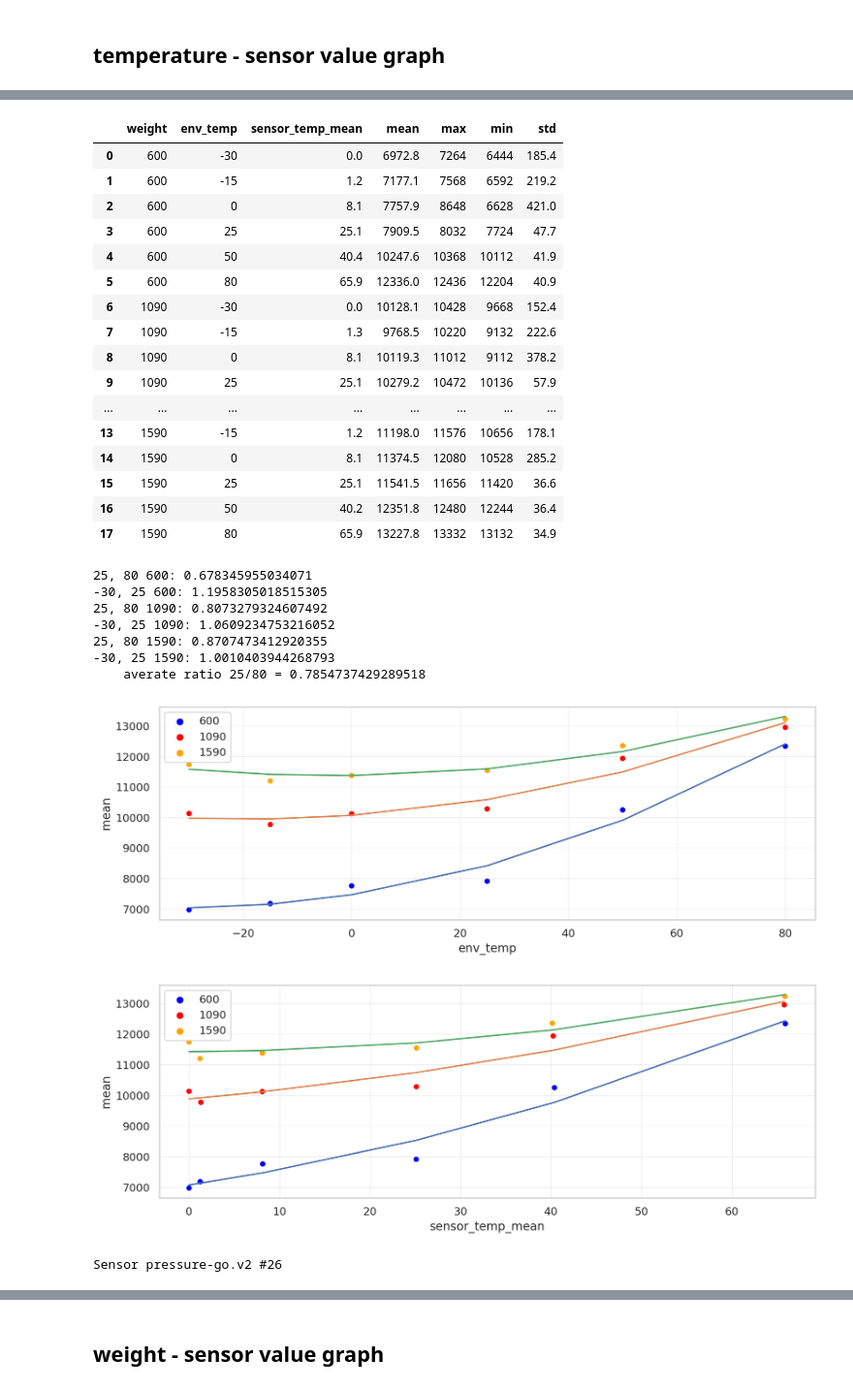
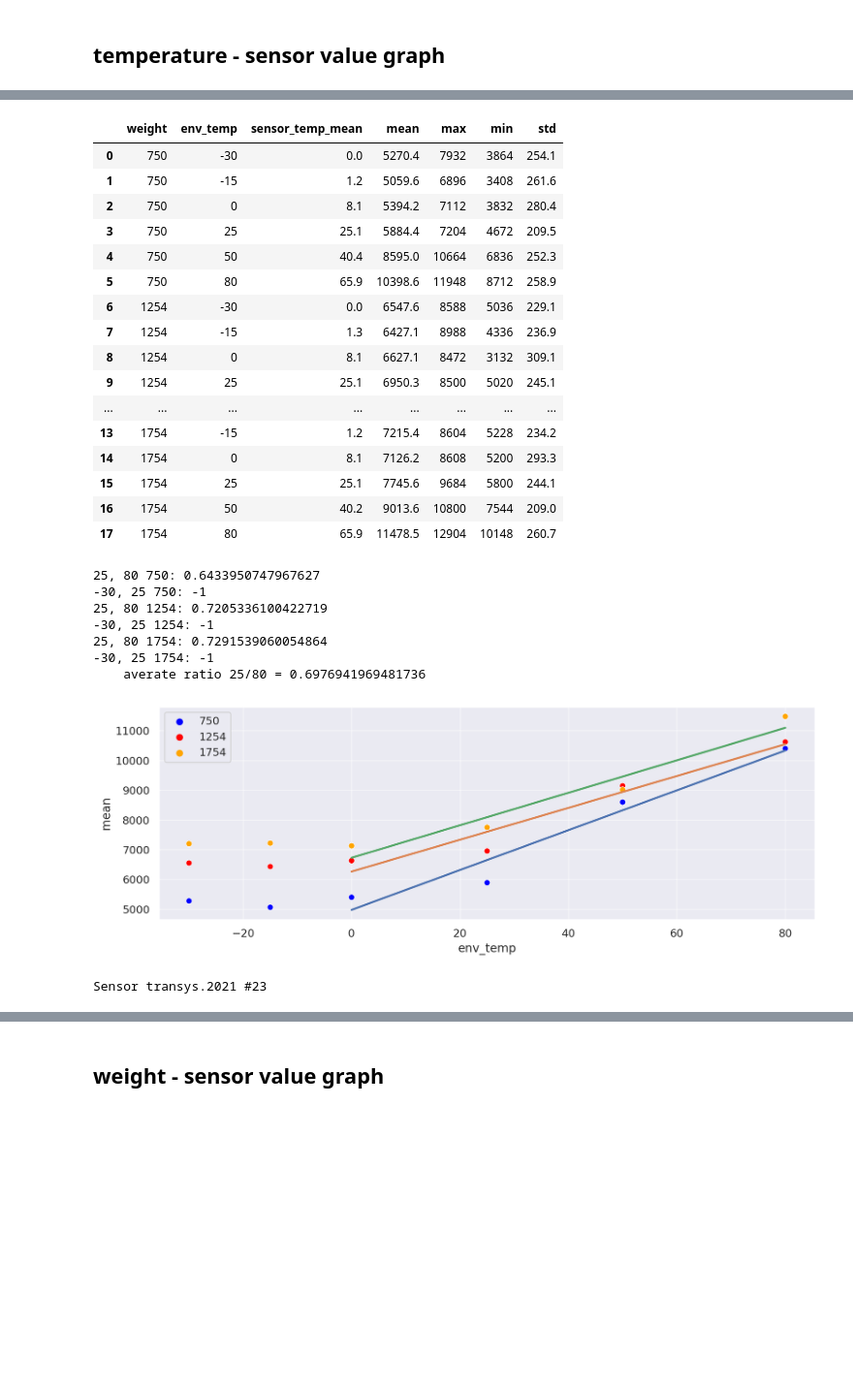
Before and after one commit to ksuchoi216/temp_experiment_analysis, a Jupyter notebook: temp_reg.ipynb, the cells around one changed output, grey strips where cells are left out. Shown at 97% size. Cells and saved outputs as stored; diff of their text form; code cells hidden in the pictures; blank space fills up the shorter version.

```diff
--- a/temp_reg.ipynb
+++ b/temp_reg.ipynb
@@ -219,11 +219,16 @@ def get_ratio(x, y, x1, x2):
             return y1/y2
     return -1
 
-for info in __DATA_SET_INFO:
+for i, info in enumerate(__DATA_SET_INFO):
+    if i in [0, 1]:
+        continue
+
     printc(f"Sensor {info['sensor_name']} #{info['sensor_index']}", color='blue', style='bold')
     __df = pd.DataFrame.from_records(info['records'])
     __df.to_csv(f"stats_{info['sensor_name']}_{info['sensor_index']}.csv", index=False, encoding='utf-8')
+
     display(__df)
+
     plt.figure(figsize=(12,4), dpi=200)
 
 
@@ -233,7 +238,9 @@ for info in __DATA_SET_INFO:
     __ratio_list = []
     for weight in __df.weight.unique():
         _subset = __df[ __df.weight == weight]
-        _x, _y, _model = get_polynomial_regression(_subset['env_temp'].values, _subset['mean'].values)
+        # _x, _y, _model = get_polynomial_regression(_subset['env_temp'].values, _subset['mean'].values)
+        _x, _y, _model = get_linear_egression(_subset['env_temp'].values[2:],
+                                              _subset['mean'].values[2:])
         __ratio = get_ratio(_x, _y, 25, 80)
         __ratio_list.append(__ratio)
         print(f"25, 80 {weight}: {__ratio}")
@@ -243,13 +250,13 @@ for info in __DATA_SET_INFO:
 
     print(f"    averate ratio 25/80 = {np.mean(__ratio_list)}")
 
-    plt.figure(figsize=(12,4), dpi=200)
-    sns.scatterplot(x="sensor_temp_mean", y="mean", hue="weight", data=__df, palette=['blue','red', 'orange'], legend='full')
+    # plt.figure(figsize=(12,4), dpi=200)
+    # sns.scatterplot(x="sensor_temp_mean", y="mean", hue="weight", data=__df, palette=['blue','red', 'orange'], legend='full')
 
-    for weight in __df.weight.unique():
-        _subset = __df[ __df.weight == weight]
-        _x, _y, _ = get_polynomial_regression(_subset['sensor_temp_mean'].values, _subset['mean'].values)
-        sns.lineplot(x=_x, y=_y, palette=['blue','red', 'orange'], legend='full')
+    # for weight in __df.weight.unique():
+    #     _subset = __df[ __df.weight == weight]
+    #     _x, _y, _ = get_polynomial_regression(_subset['sensor_temp_mean'].values, _subset['mean'].values)
+    #     sns.lineplot(x=_x, y=_y, palette=['blue','red', 'orange'], legend='full')
 
     plt.show()
 # %% [output]
@@ -257,28 +264,27 @@ Sensor pressure-go.v2 #23
 |  | weight | env_temp | sensor_temp_mean | mean | max | min | std |
-| 0 | 600 | -30 | 0.0 | 6972.8 | 7264 | 6444 | 185.4 |
-| 1 | 600 | -15 | 1.2 | 7177.1 | 7568 | 6592 | 219.2 |
-| 2 | 600 | 0 | 8.1 | 7757.9 | 8648 | 6628 | 421.0 |
-| 3 | 600 | 25 | 25.1 | 7909.5 | 8032 | 7724 | 47.7 |
-| 4 | 600 | 50 | 40.4 | 10247.6 | 10368 | 10112 | 41.9 |
-| 5 | 600 | 80 | 65.9 | 12336.0 | 12436 | 12204 | 40.9 |
-| 6 | 1090 | -30 | 0.0 | 10128.1 | 10428 | 9668 | 152.4 |
-| 7 | 1090 | -15 | 1.3 | 9768.5 | 10220 | 9132 | 222.6 |
-| 8 | 1090 | 0 | 8.1 | 10119.3 | 11012 | 9112 | 378.2 |
-| 9 | 1090 | 25 | 25.1 | 10279.2 | 10472 | 10136 | 57.9 |
+| 0 | 750 | -30 | 0.0 | 5270.4 | 7932 | 3864 | 254.1 |
+| 1 | 750 | -15 | 1.2 | 5059.6 | 6896 | 3408 | 261.6 |
+| 2 | 750 | 0 | 8.1 | 5394.2 | 7112 | 3832 | 280.4 |
+| 3 | 750 | 25 | 25.1 | 5884.4 | 7204 | 4672 | 209.5 |
+| 4 | 750 | 50 | 40.4 | 8595.0 | 10664 | 6836 | 252.3 |
+| 5 | 750 | 80 | 65.9 | 10398.6 | 11948 | 8712 | 258.9 |
+| 6 | 1254 | -30 | 0.0 | 6547.6 | 8588 | 5036 | 229.1 |
+| 7 | 1254 | -15 | 1.3 | 6427.1 | 8988 | 4336 | 236.9 |
+| 8 | 1254 | 0 | 8.1 | 6627.1 | 8472 | 3132 | 309.1 |
+| 9 | 1254 | 25 | 25.1 | 6950.3 | 8500 | 5020 | 245.1 |
 | ... | ... | ... | ... | ... | ... | ... | ... |
-| 13 | 1590 | -15 | 1.2 | 11198.0 | 11576 | 10656 | 178.1 |
-| 14 | 1590 | 0 | 8.1 | 11374.5 | 12080 | 10528 | 285.2 |
-| 15 | 1590 | 25 | 25.1 | 11541.5 | 11656 | 11420 | 36.6 |
-| 16 | 1590 | 50 | 40.2 | 12351.8 | 12480 | 12244 | 36.4 |
-| 17 | 1590 | 80 | 65.9 | 13227.8 | 13332 | 13132 | 34.9 |
+| 13 | 1754 | -15 | 1.2 | 7215.4 | 8604 | 5228 | 234.2 |
+| 14 | 1754 | 0 | 8.1 | 7126.2 | 8608 | 5200 | 293.3 |
+| 15 | 1754 | 25 | 25.1 | 7745.6 | 9684 | 5800 | 244.1 |
+| 16 | 1754 | 50 | 40.2 | 9013.6 | 10800 | 7544 | 209.0 |
+| 17 | 1754 | 80 | 65.9 | 11478.5 | 12904 | 10148 | 260.7 |
-25, 80 600: 0.678345955034071
--30, 25 600: 1.1958305018515305
-25, 80 1090: 0.8073279324607492
--30, 25 1090: 1.0609234753216052
-25, 80 1590: 0.8707473412920355
--30, 25 1590: 1.0010403944268793
-    averate ratio 25/80 = 0.7854737429289518
+25, 80 750: 0.6433950747967627
+-30, 25 750: -1
+25, 80 1254: 0.7205336100422719
+-30, 25 1254: -1
+25, 80 1754: 0.7291539060054864
+-30, 25 1754: -1
+    averate ratio 25/80 = 0.6976941969481736
-[figure, old version]
+[figure, new version]
-[figure, old version]
-Sensor pressure-go.v2 #26
+Sensor transys.2021 #23
 |  | weight | env_temp | sensor_temp_mean | mean | max | min | std |
```
Also changed, not shown: parts of 1 cell of this notebook.
